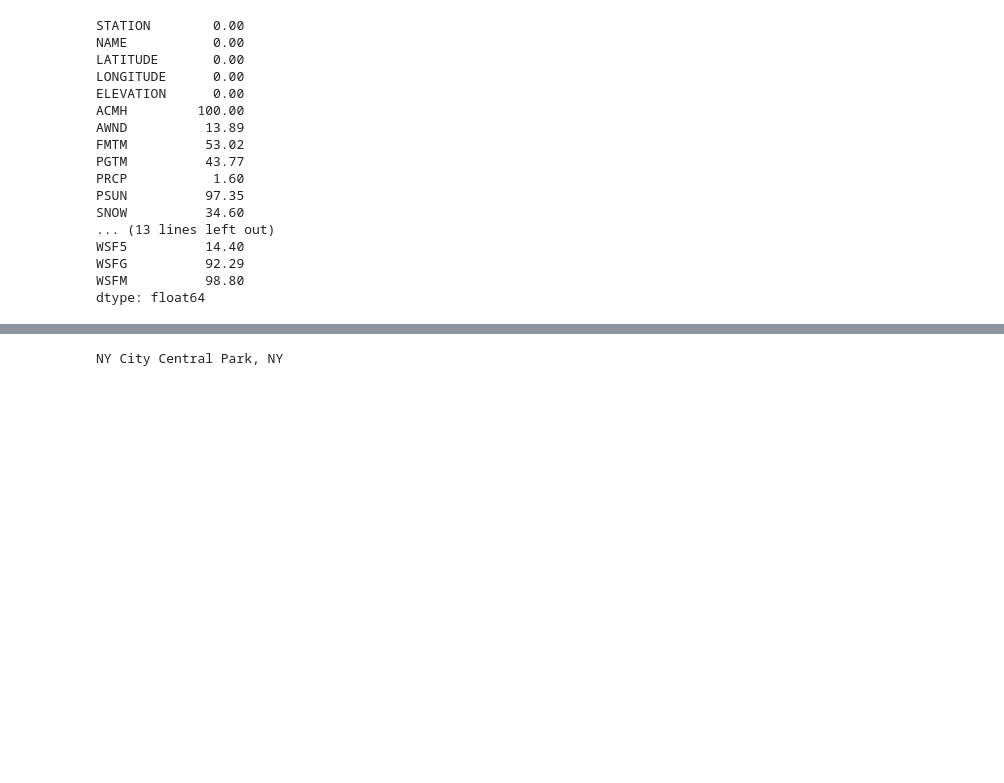
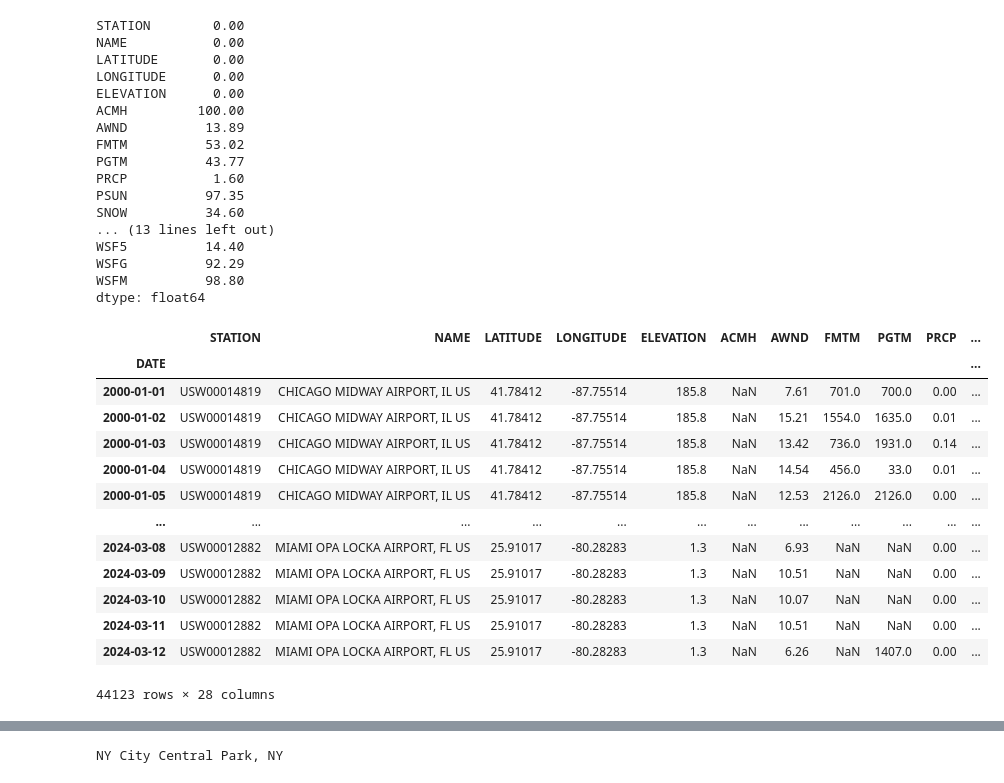
Before and after one commit to EfimSo/WeatherPrediction, a Jupyter notebook: Weather.ipynb, the cells around one changed output, grey strips where cells are left out. Cells and saved outputs as stored; diff of their text form; code cells hidden in the pictures; blank space fills up the shorter version.

```diff
--- a/Weather.ipynb
+++ b/Weather.ipynb
@@ -49,3 +49,22 @@ WSF5          14.40
 WSFG          92.29
 WSFM          98.80
 dtype: float64
+# %%
+weather.index = pd.to_datetime(weather.index)
+weather_new = weather[weather.index.year > 1999].copy()
+weather_new
+# %% [output]
+|  | STATION | NAME | LATITUDE | LONGITUDE | ELEVATION | ACMH | AWND | FMTM | PGTM | PRCP | ... |
+| DATE |  |  |  |  |  |  |  |  |  |  | ... |
+| 2000-01-01 | USW00014819 | CHICAGO MIDWAY AIRPORT, IL US | 41.78412 | -87.75514 | 185.8 | NaN | 7.61 | 701.0 | 700.0 | 0.00 | ... |
+| 2000-01-02 | USW00014819 | CHICAGO MIDWAY AIRPORT, IL US | 41.78412 | -87.75514 | 185.8 | NaN | 15.21 | 1554.0 | 1635.0 | 0.01 | ... |
+| 2000-01-03 | USW00014819 | CHICAGO MIDWAY AIRPORT, IL US | 41.78412 | -87.75514 | 185.8 | NaN | 13.42 | 736.0 | 1931.0 | 0.14 | ... |
+| 2000-01-04 | USW00014819 | CHICAGO MIDWAY AIRPORT, IL US | 41.78412 | -87.75514 | 185.8 | NaN | 14.54 | 456.0 | 33.0 | 0.01 | ... |
+| 2000-01-05 | USW00014819 | CHICAGO MIDWAY AIRPORT, IL US | 41.78412 | -87.75514 | 185.8 | NaN | 12.53 | 2126.0 | 2126.0 | 0.00 | ... |
+| ... | ... | ... | ... | ... | ... | ... | ... | ... | ... | ... | ... |
+| 2024-03-08 | USW00012882 | MIAMI OPA LOCKA AIRPORT, FL US | 25.91017 | -80.28283 | 1.3 | NaN | 6.93 | NaN | NaN | 0.00 | ... |
+| 2024-03-09 | USW00012882 | MIAMI OPA LOCKA AIRPORT, FL US | 25.91017 | -80.28283 | 1.3 | NaN | 10.51 | NaN | NaN | 0.00 | ... |
+| 2024-03-10 | USW00012882 | MIAMI OPA LOCKA AIRPORT, FL US | 25.91017 | -80.28283 | 1.3 | NaN | 10.07 | NaN | NaN | 0.00 | ... |
+| 2024-03-11 | USW00012882 | MIAMI OPA LOCKA AIRPORT, FL US | 25.91017 | -80.28283 | 1.3 | NaN | 10.51 | NaN | NaN | 0.00 | ... |
+| 2024-03-12 | USW00012882 | MIAMI OPA LOCKA AIRPORT, FL US | 25.91017 | -80.28283 | 1.3 | NaN | 6.26 | NaN | 1407.0 | 0.00 | ... |
+44123 rows × 28 columns
```
Also changed, not shown: parts of 18 cells of this notebook, 1 other file.
